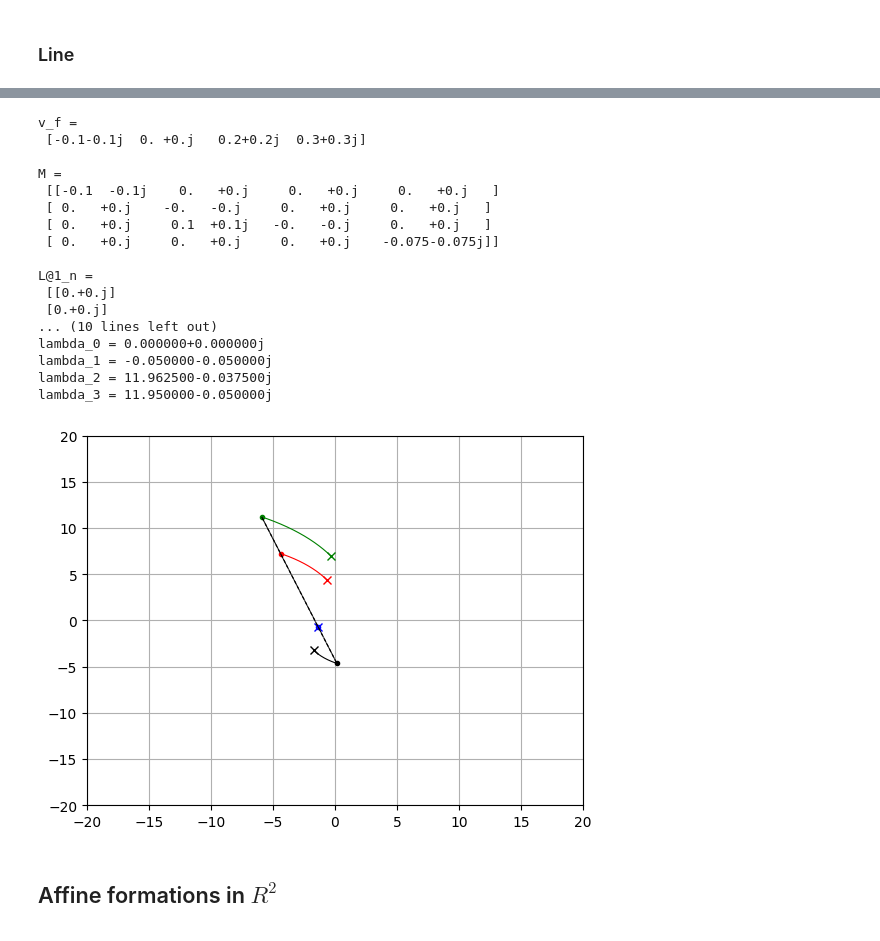
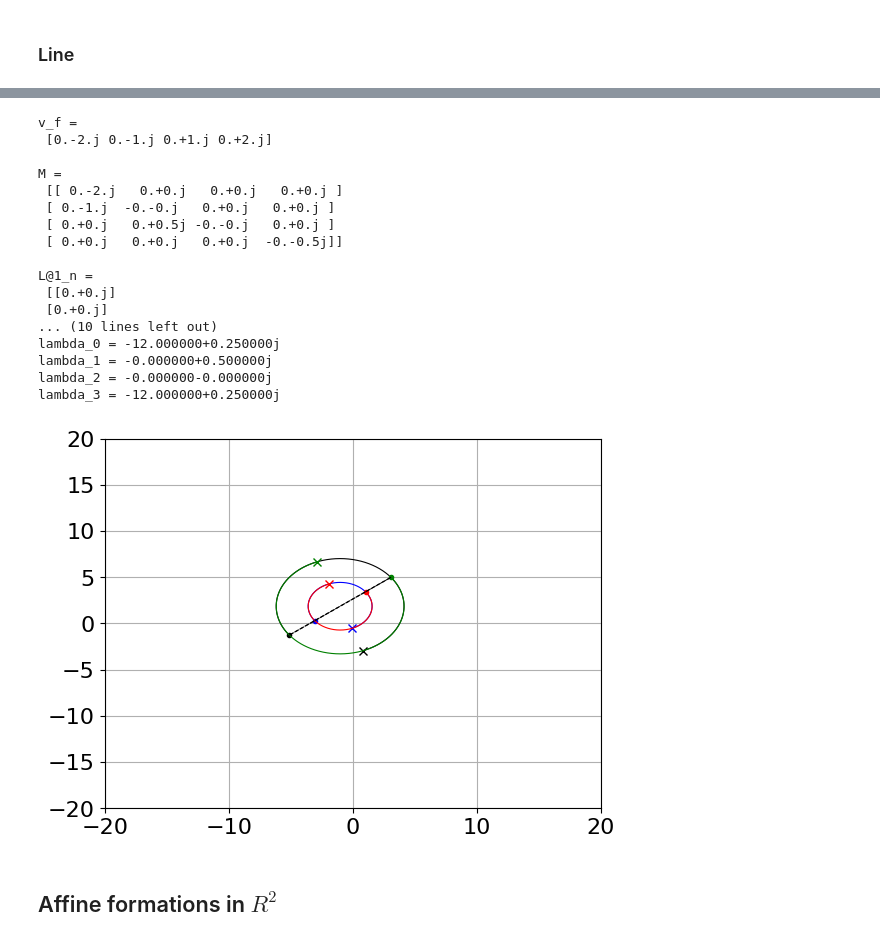
Before and after one commit to Swarm-Systems-Lab/affine-formation-control, a Jupyter notebook: formation_contol.ipynb, the cells around one changed output, grey strips where cells are left out. Saved outputs shown, nothing was run; the diff lists cells and outputs as text; code cells hidden in the pictures.

```diff
--- a/formation_contol.ipynb
+++ b/formation_contol.ipynb
@@ -125,28 +136,28 @@ lambda_3 = -0.000000+0.000000j
 # %%
 ## Launch the simulation and plot #####
-sim_fr.set_velocity(0.1, 0.1, 0.1, 0.1)
+sim_fr.set_velocity(0, 0, 0, 1)
 
 sim_fr.numerical_simulation()
 sim_fr.plot()
 # %% [output]
 v_f =
- [-0.1-0.1j  0. +0.j   0.2+0.2j  0.3+0.3j]
+ [0.-2.j 0.-1.j 0.+1.j 0.+2.j]
 
 M =
- [[-0.1  -0.1j    0.   +0.j     0.   +0.j     0.   +0.j   ]
- [ 0.   +0.j    -0.   -0.j     0.   +0.j     0.   +0.j   ]
- [ 0.   +0.j     0.1  +0.1j   -0.   -0.j     0.   +0.j   ]
- [ 0.   +0.j     0.   +0.j     0.   +0.j    -0.075-0.075j]]
+ [[ 0.-2.j   0.+0.j   0.+0.j   0.+0.j ]
+ [ 0.-1.j  -0.-0.j   0.+0.j   0.+0.j ]
+ [ 0.+0.j   0.+0.5j -0.-0.j   0.+0.j ]
+ [ 0.+0.j   0.+0.j   0.+0.j  -0.-0.5j]]
 
 L@1_n =
  [[0.+0.j]
  [0.+0.j]
 ... (10 lines left out)
-lambda_0 = 0.000000+0.000000j
-lambda_1 = -0.050000-0.050000j
-lambda_2 = 11.962500-0.037500j
-lambda_3 = 11.950000-0.050000j
+lambda_0 = -12.000000+0.250000j
+lambda_1 = -0.000000+0.500000j
+lambda_2 = -0.000000-0.000000j
+lambda_3 = -12.000000+0.250000j
-[figure, old version]
+[figure, new version]
 # %% [markdown]
 ## Affine formations in $R^2$
 # %%
```
Also changed, not shown: parts of 16 cells of this notebook, 5 other files.
